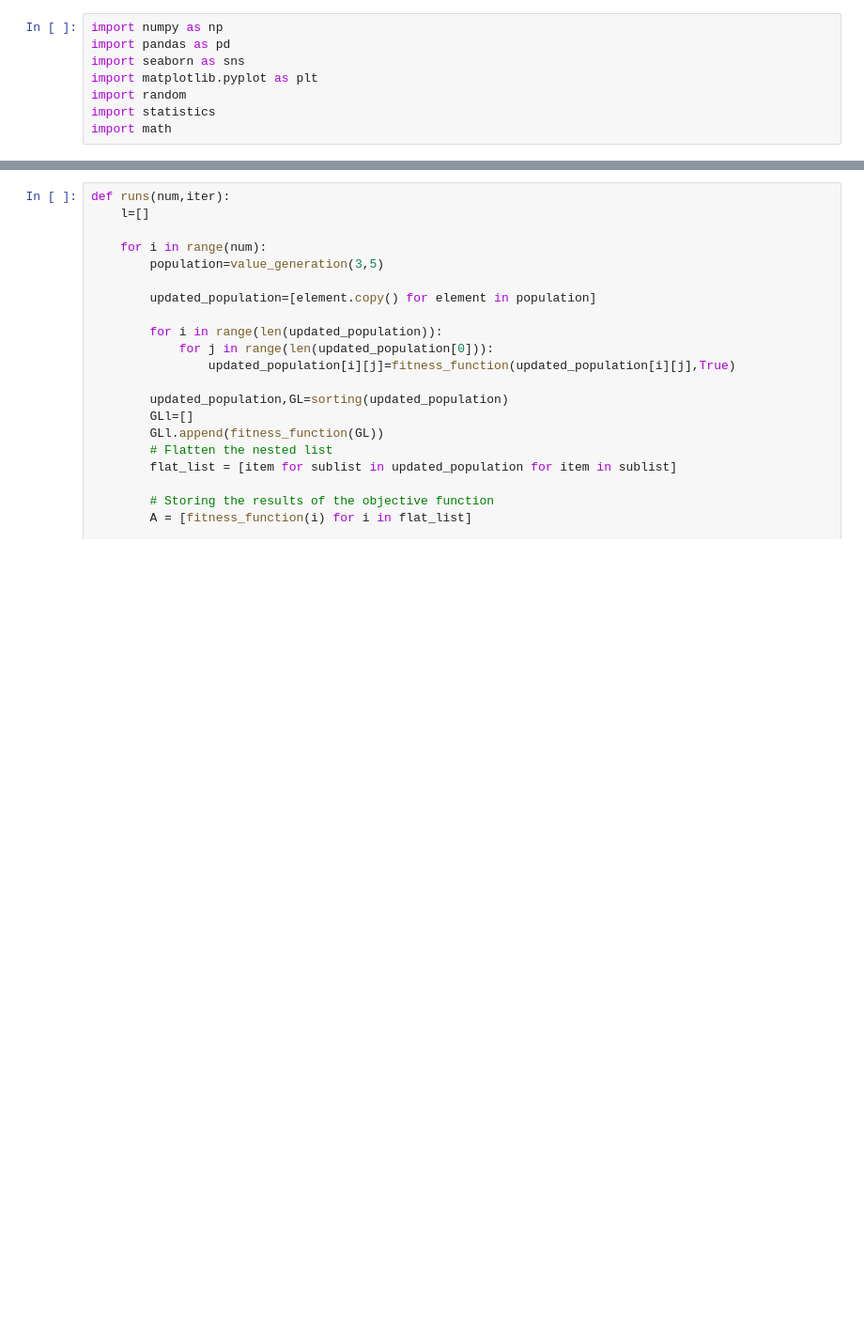
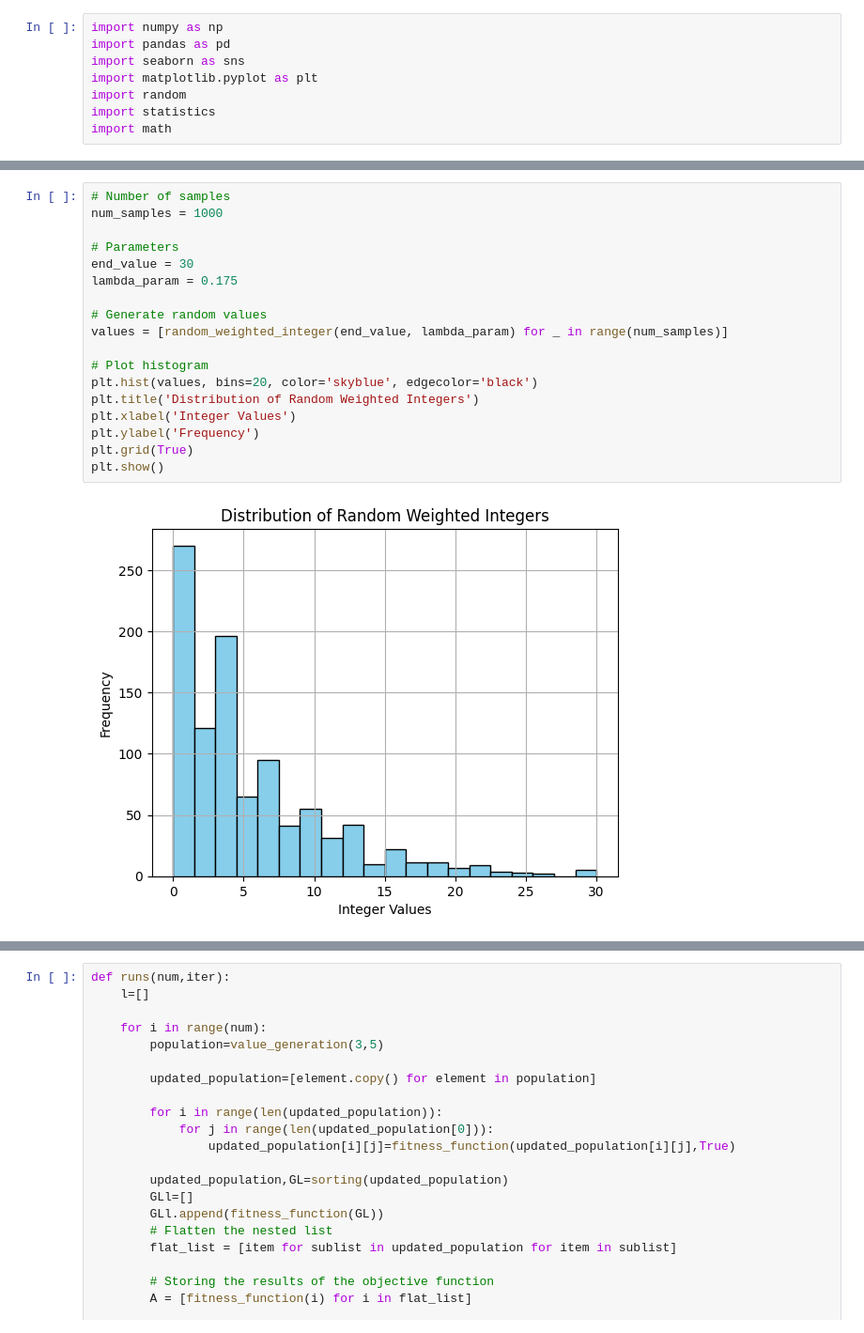
Before and after one commit to mustafa-droid18/LAB_Algorithm_Knapsack_Problem, a Jupyter notebook: Multiple Knapsack Problem/Multiple_Knapsack_Problem.ipynb, the cells around one changed output, grey strips where cells are left out. Shown: that part at 94% size. Cells and saved outputs as stored; diff of their text form; blank space fills up the shorter version.

```diff
--- a/Multiple Knapsack Problem/Multiple_Knapsack_Problem.ipynb
+++ b/Multiple Knapsack Problem/Multiple_Knapsack_Problem.ipynb
@@ -104,0 +114,20 @@ def sum_of_weights(l,w,c):
+# %%
+# Number of samples
+num_samples = 1000
+
+# Parameters
+end_value = 30
+lambda_param = 0.175
+
+# Generate random values
+values = [random_weighted_integer(end_value, lambda_param) for _ in range(num_samples)]
+
+# Plot histogram
+plt.hist(values, bins=20, color='skyblue', edgecolor='black')
+plt.title('Distribution of Random Weighted Integers')
+plt.xlabel('Integer Values')
+plt.ylabel('Frequency')
+plt.grid(True)
+plt.show()
+# %% [output]
+[figure, added]
```
Also changed, not shown: parts of 32 cells of this notebook.
